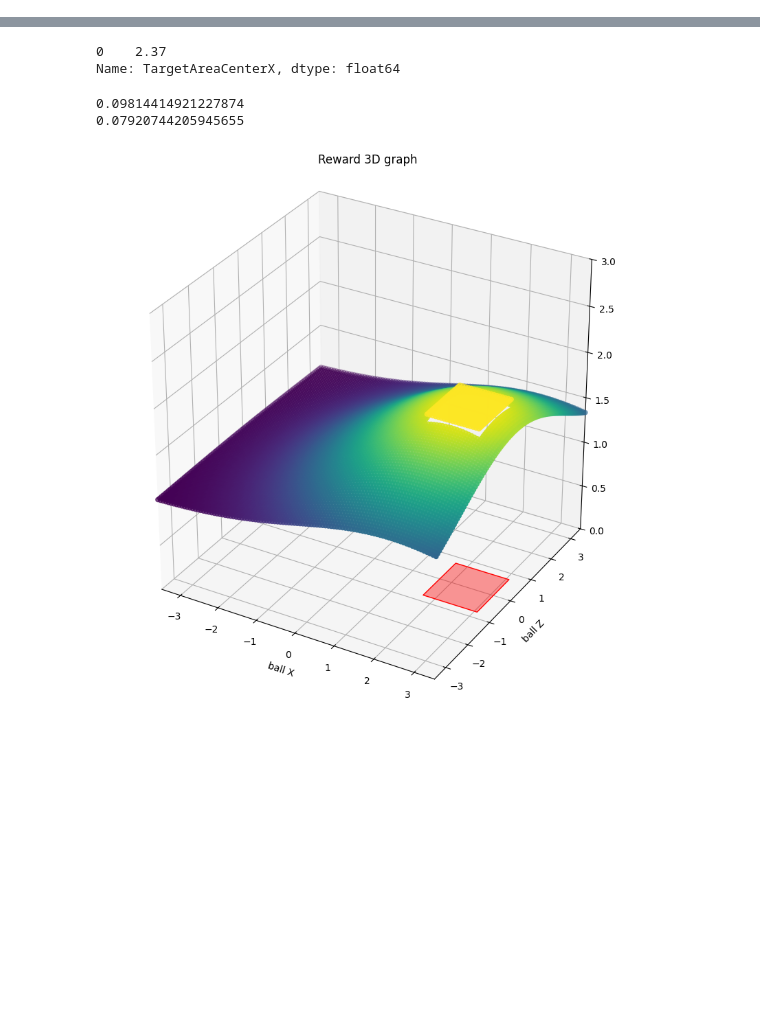
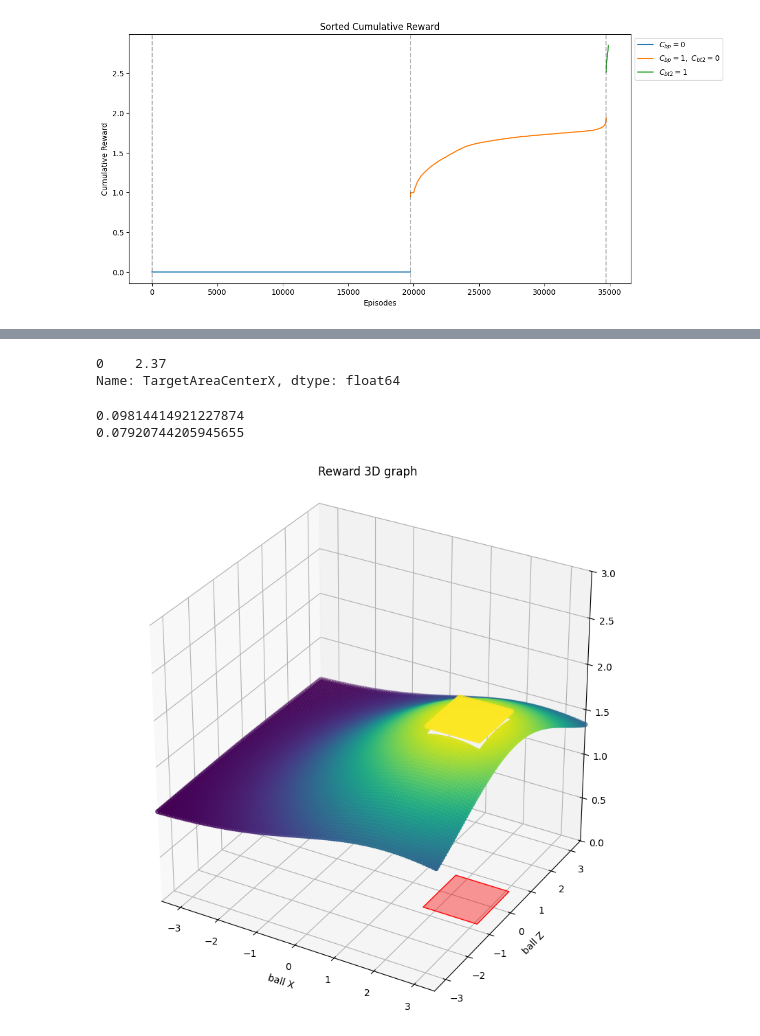
Before and after one commit to jin7369/RobotTableTennis_Stats, a Jupyter notebook: TableTennisTrajectoryStats.ipynb, the cells around one changed output, grey strips where cells are left out. Cells and saved outputs as stored; diff of their text form; code cells hidden in the pictures; blank space fills up the shorter version.

```diff
--- a/TableTennisTrajectoryStats.ipynb
+++ b/TableTennisTrajectoryStats.ipynb
@@ -57,22 +73,25 @@ df_mean['return'].plot(ax=ax[1, 1], color=colors[3])
 # %%
-fig, ax = plt.subplots(figsize=(12, 6))
-plt.title("Sorted Cumulative Reward")
-plt.xlabel("Episodes")
-plt.ylabel("Cumulative Reward")
-df_sort = df.sort_values('return').reset_index(drop=True)
-df_sort.query('cbp==0')['return'].plot(label='$C_{bp}=0$')
-df_sort.query('(cbp==1) & (cbt2==0)')['return'].plot(label='$C_{bp}=1,\ C_{bt2}=0$')
-df_sort.query('cbt2==1')['return'].plot(label='$C_{bt2}=1$')
+def plot_sorted_cumulative_reward(dataframe):
+    fig, ax = plt.subplots(figsize=(12, 6))
+    plt.title("Sorted Cumulative Reward")
+    plt.xlabel("Episodes")
+    plt.ylabel("Cumulative Reward")
+    df_sort = dataframe.sort_values('rtn').reset_index(drop=True)
+    df_sort.query('cbp==0')['rtn'].plot(label='$C_{bp}=0$')
+    df_sort.query('(cbp==1) & (cbt2==0)')['rtn'].plot(label='$C_{bp}=1,\ C_{bt2}=0$')
+    df_sort.query('cbt2==1')['rtn'].plot(label='$C_{bt2}=1$')
 
-prev = None
-for i, val in enumerate(df_sort['cbp']):
-    if prev is not None and prev != val:
-        ax.axvline(i, color='black', linestyle='--', alpha=0.3)
-    prev = val
+    prev = None
 
-for i, val in enumerate(df_sort['cbt2']):
-    if prev is not None and prev != val:
-        ax.axvline(i, color='black', linestyle='--', alpha=0.3)
-    prev = val
+    for i, val in enumerate(df_sort['cbp']):
+        if prev is not None and prev != val:
+            ax.axvline(i, color='black', linestyle='--', alpha=0.3)
+        prev = val
 
-plt.legend(loc='upper left', bbox_to_anchor=(1.0, 1.0))
+
+
+    for i, val in enumerate(df_sort['cbt2']):
+        if prev is not None and prev != val:
+            ax.axvline(i, color='black', linestyle='--', alpha=0.3)
+        prev = val
+    plt.legend(loc='upper left', bbox_to_anchor=(1.0, 1.0))
@@ -103,0 +131,4 @@ desc
+# %%
+plot_sorted_cumulative_reward(df)
+# %% [output]
+[figure, added]
```
Also changed, not shown: parts of 26 cells of this notebook, 2 other files.
